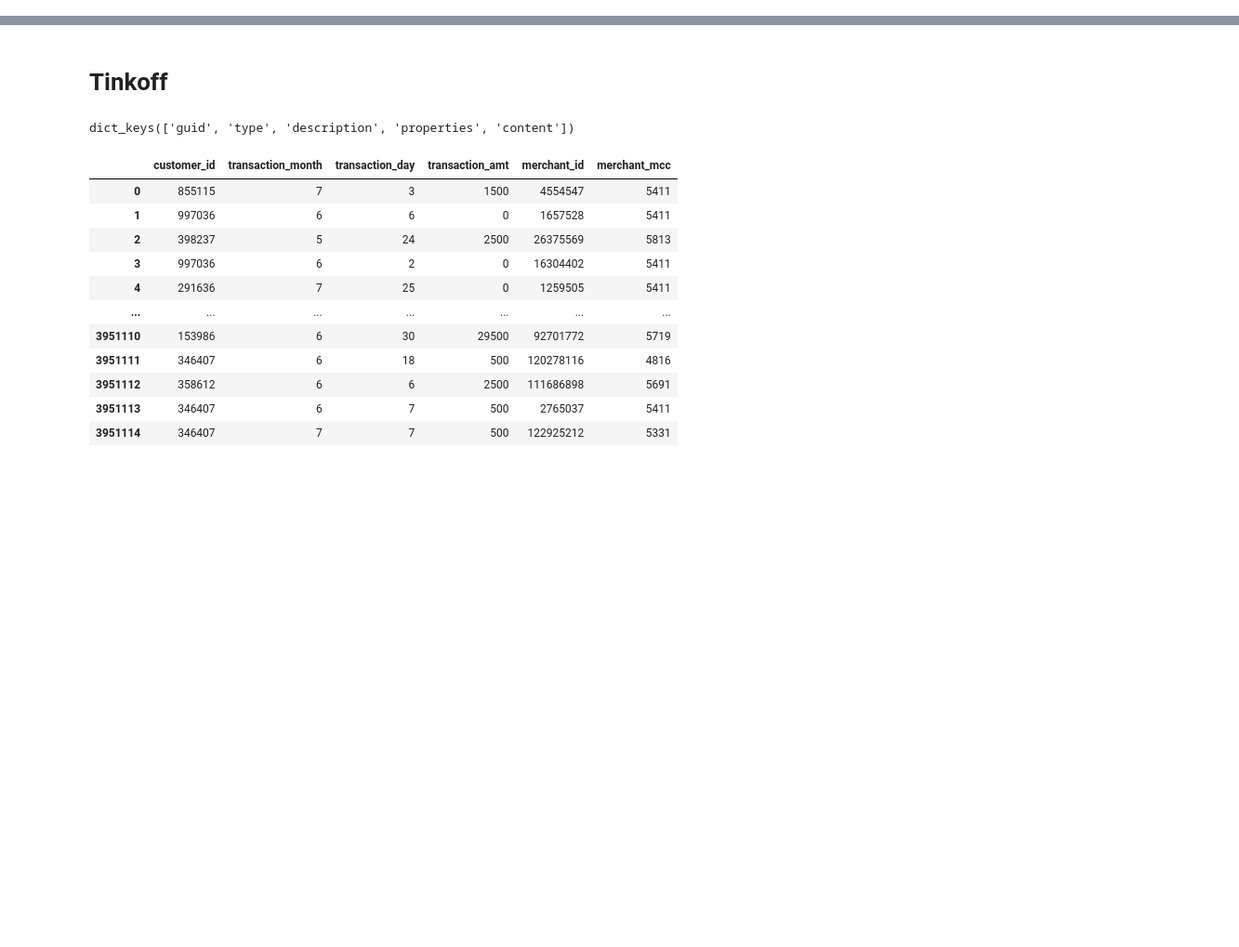
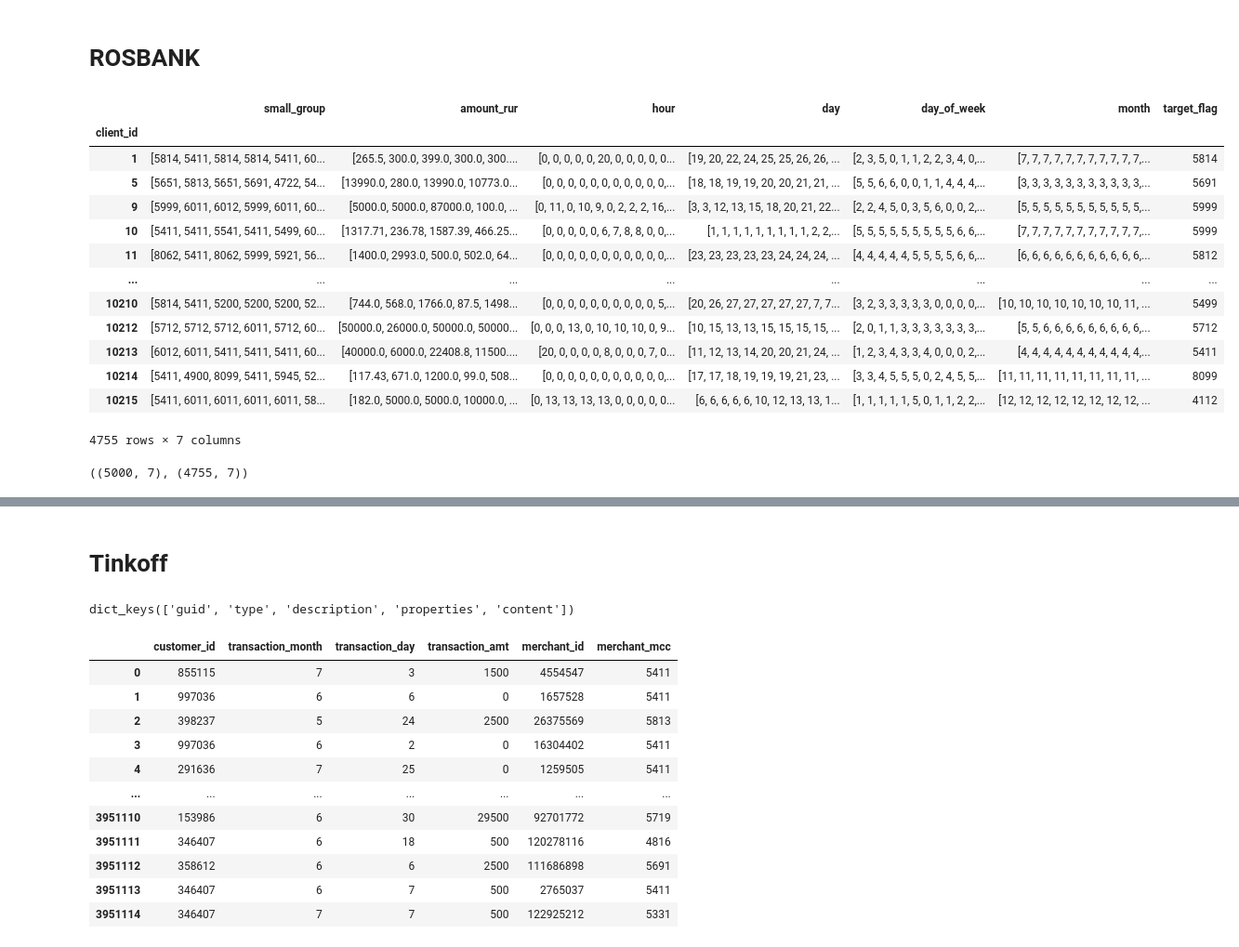
Before and after one commit to nokiroki/NLP-Transactions, a Jupyter notebook: notebooks/data_analysis.ipynb, the cells around one changed output, grey strips where cells are left out. Shown at 93% size. Cells and saved outputs as stored; diff of their text form; code cells hidden in the pictures; blank space fills up the shorter version.

```diff
--- a/notebooks/data_analysis.ipynb
+++ b/notebooks/data_analysis.ipynb
@@ -8,3 +8,48 @@ import pandas as pd
 
 import matplotlib.pyplot as plt
 %matplotlib inline
+# %% [markdown]
+# ROSBANK
+# %%
+transactions = pd.read_csv('../data/rosbank/train.csv')
+transactions['TRDATETIME'] = pd.to_datetime(transactions['TRDATETIME'], format=r'%d%b%y:%H:%M:%S')
+transactions = transactions.sort_values(by=['TRDATETIME'])
+transactions['hour'] = transactions.TRDATETIME.dt.hour
+transactions['day'] = transactions.TRDATETIME.dt.day
+transactions['day_of_week'] = transactions.TRDATETIME.dt.day_of_week
+transactions['month'] = transactions.TRDATETIME.dt.month
+transactions = transactions.rename(columns={'cl_id':'client_id', 'MCC':'small_group', 'amount':'amount_rur'})
+# %%
+sequences = transactions.groupby('client_id').agg({
+    'small_group': lambda x: x.tolist()[:-1],
+    'amount_rur':  lambda x: x.tolist(),
+    'hour':        lambda x: x.tolist(),
+    'day':         lambda x: x.tolist(),
+    'day_of_week': lambda x: x.tolist(),
+    'month':       lambda x: x.tolist(),
+})
+label = transactions.groupby('client_id').agg({
+    'small_group': lambda x: x.tolist()[-1]
+}).rename(columns={'small_group':'target_flag'})
+sequences = sequences.join(label)
+mask = sequences['small_group'].apply(lambda x: len(x)) > 5
+sequences[mask]
+# %% [output]
+|  | small_group | amount_rur | hour | day | day_of_week | month | target_flag |
+| client_id |  |  |  |  |  |  |  |
+| 1 | [5814, 5411, 5814, 5814, 5411, 60... | [265.5, 300.0, 399.0, 300.0, 300.... | [0, 0, 0, 0, 0, 20, 0, 0, 0, 0, 0... | [19, 20, 22, 24, 25, 25, 26, 26, ... | [2, 3, 5, 0, 1, 1, 2, 2, 3, 4, 0,... | [7, 7, 7, 7, 7, 7, 7, 7, 7, 7, 7,... | 5814 |
+| 5 | [5651, 5813, 5651, 5691, 4722, 54... | [13990.0, 280.0, 13990.0, 10773.0... | [0, 0, 0, 0, 0, 0, 0, 0, 0, 0, 0,... | [18, 18, 19, 19, 20, 20, 21, 21, ... | [5, 5, 6, 6, 0, 0, 1, 1, 4, 4, 4,... | [3, 3, 3, 3, 3, 3, 3, 3, 3, 3, 3,... | 5691 |
+| 9 | [5999, 6011, 6012, 5999, 6011, 60... | [5000.0, 5000.0, 87000.0, 100.0, ... | [0, 11, 0, 10, 9, 0, 2, 2, 2, 16,... | [3, 3, 12, 13, 15, 18, 20, 21, 22... | [2, 2, 4, 5, 0, 3, 5, 6, 0, 0, 2,... | [5, 5, 5, 5, 5, 5, 5, 5, 5, 5, 5,... | 5999 |
+| 10 | [5411, 5411, 5541, 5411, 5499, 60... | [1317.71, 236.78, 1587.39, 466.25... | [0, 0, 0, 0, 0, 6, 7, 8, 8, 0, 0,... | [1, 1, 1, 1, 1, 1, 1, 1, 1, 2, 2,... | [5, 5, 5, 5, 5, 5, 5, 5, 5, 6, 6,... | [7, 7, 7, 7, 7, 7, 7, 7, 7, 7, 7,... | 5999 |
+| 11 | [8062, 5411, 8062, 5999, 5921, 56... | [1400.0, 2993.0, 500.0, 502.0, 64... | [0, 0, 0, 0, 0, 0, 0, 0, 0, 0, 0,... | [23, 23, 23, 23, 23, 24, 24, 24, ... | [4, 4, 4, 4, 4, 5, 5, 5, 5, 6, 6,... | [6, 6, 6, 6, 6, 6, 6, 6, 6, 6, 6,... | 5812 |
+| ... | ... | ... | ... | ... | ... | ... | ... |
+| 10210 | [5814, 5411, 5200, 5200, 5200, 52... | [744.0, 568.0, 1766.0, 87.5, 1498... | [0, 0, 0, 0, 0, 0, 0, 0, 0, 0, 5,... | [20, 26, 27, 27, 27, 27, 27, 7, 7... | [3, 2, 3, 3, 3, 3, 3, 0, 0, 0, 0,... | [10, 10, 10, 10, 10, 10, 10, 11, ... | 5499 |
+| 10212 | [5712, 5712, 5712, 6011, 5712, 60... | [50000.0, 26000.0, 50000.0, 50000... | [0, 0, 0, 13, 0, 10, 10, 10, 0, 9... | [10, 15, 13, 13, 15, 15, 15, 15, ... | [2, 0, 1, 1, 3, 3, 3, 3, 3, 3, 3,... | [5, 5, 6, 6, 6, 6, 6, 6, 6, 6, 6,... | 5712 |
+| 10213 | [6012, 6011, 5411, 5411, 5411, 60... | [40000.0, 6000.0, 22408.8, 11500.... | [20, 0, 0, 0, 0, 8, 0, 0, 0, 7, 0... | [11, 12, 13, 14, 20, 20, 21, 24, ... | [1, 2, 3, 4, 3, 3, 4, 0, 0, 0, 2,... | [4, 4, 4, 4, 4, 4, 4, 4, 4, 4, 4,... | 5411 |
+| 10214 | [5411, 4900, 8099, 5411, 5945, 52... | [117.43, 671.0, 1200.0, 99.0, 508... | [0, 0, 0, 0, 0, 0, 0, 0, 0, 0, 0,... | [17, 17, 18, 19, 19, 19, 21, 23, ... | [3, 3, 4, 5, 5, 5, 0, 2, 4, 5, 5,... | [11, 11, 11, 11, 11, 11, 11, 11, ... | 8099 |
+| 10215 | [5411, 6011, 6011, 6011, 6011, 58... | [182.0, 5000.0, 5000.0, 10000.0, ... | [0, 13, 13, 13, 13, 0, 0, 0, 0, 0... | [6, 6, 6, 6, 6, 10, 12, 13, 13, 1... | [1, 1, 1, 1, 1, 5, 0, 1, 1, 2, 2,... | [12, 12, 12, 12, 12, 12, 12, 12, ... | 4112 |
+4755 rows × 7 columns
+# %%
+sequences.shape, sequences[mask].shape
+# %% [output]
+((5000, 7), (4755, 7))
```
Also changed, not shown: parts of 4 cells of this notebook, 9 other files.
